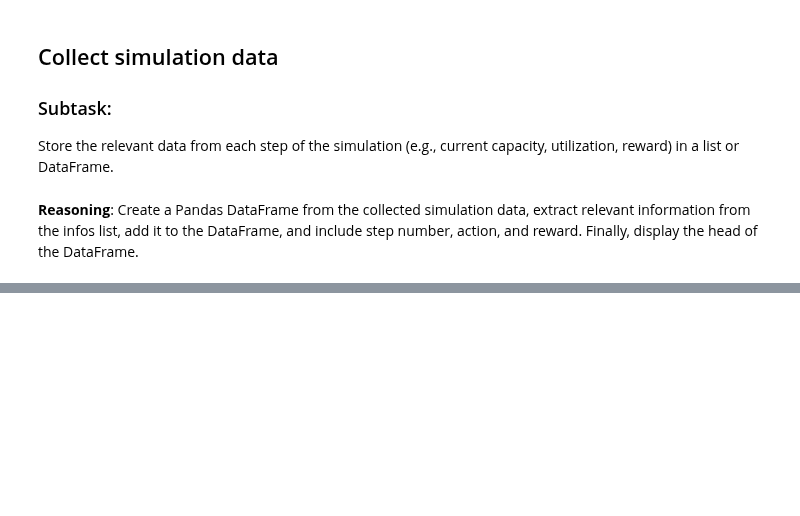
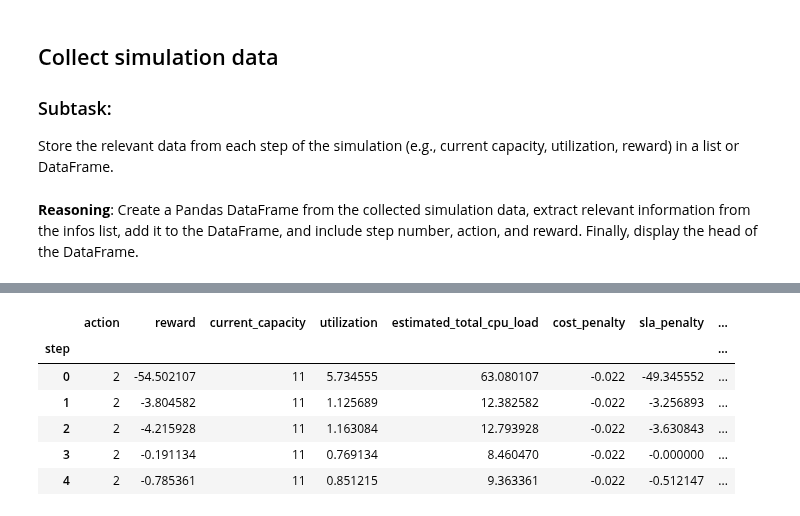
Before and after one commit to rah-ds/Cloud-Autoscaling-using-RL, a Jupyter notebook: notebooks/RL_Simulator.ipynb, the cells around one changed output, grey strips where cells are left out. Cells and saved outputs as stored; diff of their text form; code cells hidden in the pictures; blank space fills up the shorter version.

```diff
--- a/notebooks/RL_Simulator.ipynb
+++ b/notebooks/RL_Simulator.ipynb
@@ -494,0 +869,66 @@ display(simulation_results_df.head())
+# %%
+# Set up evaluation parameters
+num_evaluation_episodes = 10  # Number of episodes to run for evaluation
+max_steps_per_evaluation_episode = 1000  # Maximum steps per evaluation episode
+
+# Initialize the environment for evaluation (use the same environment)
+eval_env = AutoScalingEnv(df_usage)
+
+# List to store evaluation scores
+eval_scores = []
+evaluation_results = [] # To store detailed results for visualization
+
+# Run evaluation episodes
+for i_episode in range(1, num_evaluation_episodes + 1):
+    # Reset the environment
+    state, info = eval_env.reset()
+    score = 0
+    done = False
+    truncated = False
+    episode_results = [] # Store results for this episode
+
+    # Run the episode
+    for t in range(max_steps_per_evaluation_episode):
+        # Select an action using the trained agent's policy (no exploration, epsilon=0)
+        action = agent.select_action(state, eps=0.)
+
+        # Take the selected action in the environment
+        next_state, reward, terminated, truncated, info = eval_env.step(action)
+
+        # Store results for this step
+        episode_results.append({
+            'step': t,
+            'action': action,
+            'reward': reward,
+            'current_capacity': info['current_capacity'],
+            'utilization': info['utilization'],
+            'estimated_total_cpu_load': info['estimated_total_cpu_load'],
+            'cost_penalty': info['reward_components'].get('cost_penalty', np.nan),
+            'sla_penalty': info['reward_components'].get('sla_penalty', np.nan),
+            'util_deviation_penalty': info['reward_components'].get('util_deviation_penalty', np.nan)
+        })
+
+        # Update the current state and score
+        state = next_state
+        score += reward
+
+        # Check if the episode is finished
+        if terminated or truncated:
+            break
+
+    # Append the total score for the episode
+    eval_scores.append(score)
+    evaluation_results.extend(episode_results) # Add episode results to overall list
+
+    print(f'Evaluation Episode {i_episode}\tScore: {score:.2f}')
+
+# Print average evaluation score
+print(f'\nAverage Evaluation Score over {num_evaluation_episodes} episodes: {np.mean(eval_scores):.2f}')
+
+# Create a DataFrame from evaluation results for easier analysis and visualization
+evaluation_results_df = pd.DataFrame(evaluation_results)
+evaluation_results_df.set_index('step', inplace=True)
+
+# Display the first few rows of the evaluation results DataFrame
+display(evaluation_results_df.head())
+# %% [output]
@@ -494,0 +947,7 @@ display(simulation_results_df.head())
+|  | action | reward | current_capacity | utilization | estimated_total_cpu_load | cost_penalty | sla_penalty | ... |
+| step |  |  |  |  |  |  |  | ... |
+| 0 | 2 | -54.502107 | 11 | 5.734555 | 63.080107 | -0.022 | -49.345552 | ... |
+| 1 | 2 | -3.804582 | 11 | 1.125689 | 12.382582 | -0.022 | -3.256893 | ... |
+| 2 | 2 | -4.215928 | 11 | 1.163084 | 12.793928 | -0.022 | -3.630843 | ... |
+| 3 | 2 | -0.191134 | 11 | 0.769134 | 8.460470 | -0.022 | -0.000000 | ... |
+| 4 | 2 | -0.785361 | 11 | 0.851215 | 9.363361 | -0.022 | -0.512147 | ... |
```
Also changed, not shown: parts of 18 cells of this notebook.
